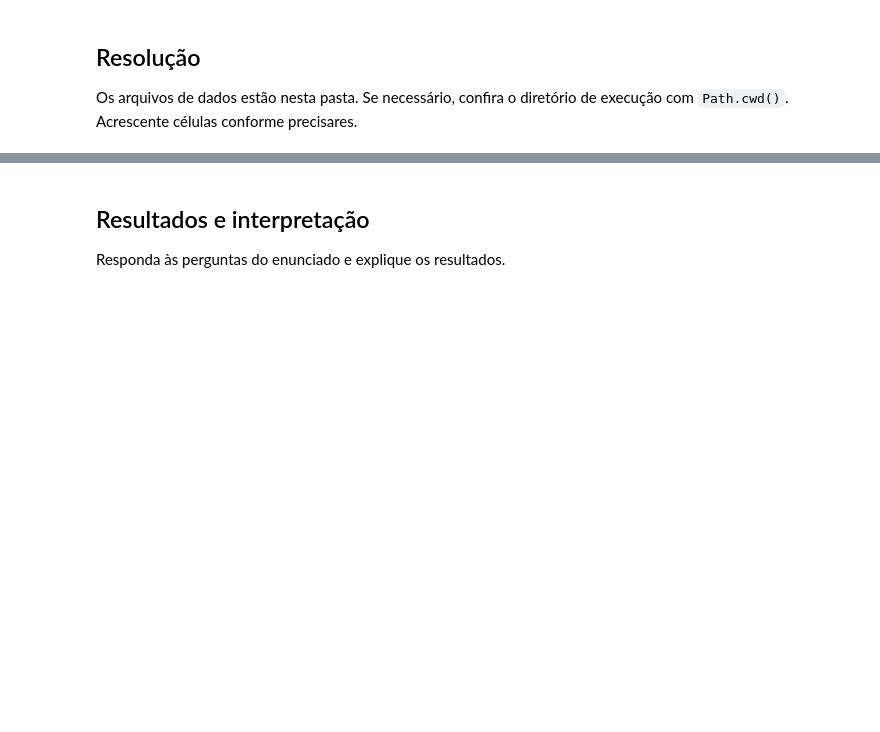
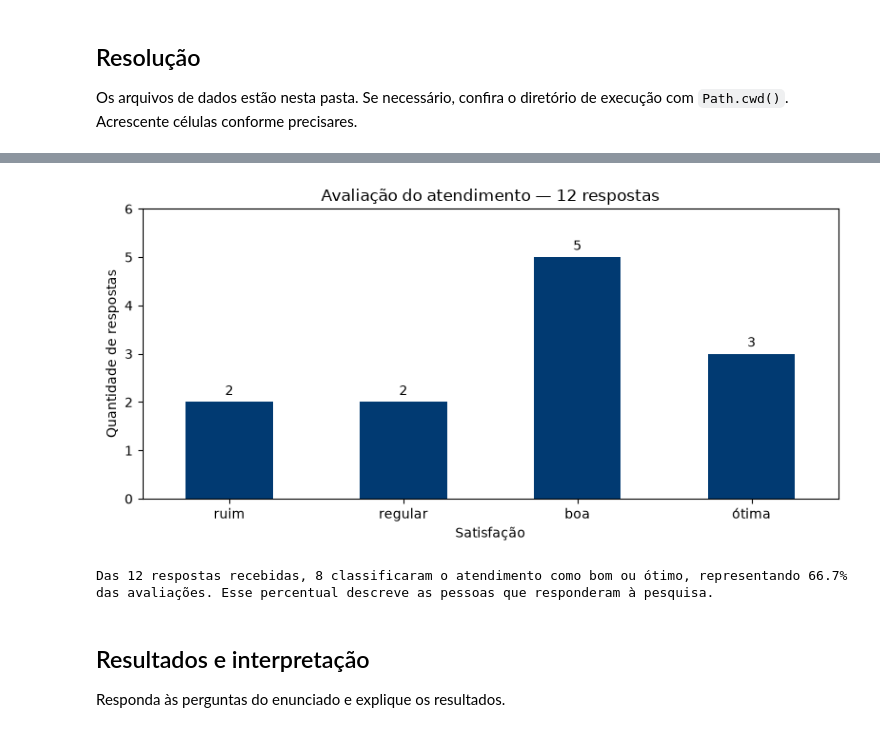
Before and after one commit to MiguelFreire-bit/56-dias-de-python-para-ciencia-de-dados, a Jupyter notebook: Planner_56_dias/dia_02/respostas.ipynb, the cells around one changed output, grey strips where cells are left out. Saved outputs shown, nothing was run; the diff lists cells and outputs as text; code cells hidden in the pictures; blank space fills up the shorter version.

Commit message:
Reescrita do enunciado do dia 2 + resposta

```diff
--- a/Planner_56_dias/dia_02/respostas.ipynb
+++ b/Planner_56_dias/dia_02/respostas.ipynb
@@ -42,3 +83,7 @@ Explique como pretende abordar o problema.
 ## Resolução
 
 Os arquivos de dados estão nesta pasta. Se necessário, confira o diretório de execução com `Path.cwd()`. Acrescente células conforme precisares.
+# %%
+import pandas as pd
+respostas = pd.read_csv('respostas.csv')
+respostas
@@ -45,3 +158,49 @@ Os arquivos de dados estão nesta pasta. Se necessário, confira o diretório de
+# %%
+# ■■■ 3. Visualização das contagens por categoria
+
+ax = FQ_dataframe.plot.bar(
+    x='resposta',
+    y='absoluta',
+    color='#013A72',
+    figsize=(8, 4),
+    rot=0,
+    legend=False
+)
+
+# ====== Título, eixos e rótulos
+ax.set_title(f'Avaliação do atendimento — {total} respostas')
+ax.set_xlabel('Satisfação')
+ax.set_ylabel('Quantidade de respostas')
+ax.bar_label(ax.containers[0], padding=3)
+
+# ====== Escala de contagens
+maximo = int(FQ_dataframe['absoluta'].max())
+ax.set_yticks(range(maximo + 2))
+ax.set_ylim(0, maximo + 1)
+
+plt.tight_layout()
+plt.show()
+# %% [output]
+[figure, added]
+# %%
+# ■■■ 4. Proporção de avaliações boas ou ótimas
+
+avaliacoes_positivas = FQ_dataframe.loc[
+    FQ_dataframe['resposta'].isin(['boa', 'ótima']),
+    'absoluta'
+].sum()
+
+proporcao_positiva = avaliacoes_positivas / total
+
+# ====== Parágrafo para apresentar à equipe
+print(
+    f'Das {total} respostas recebidas, {avaliacoes_positivas} '
+    f'classificaram o atendimento como bom ou ótimo, '
+    f'representando {proporcao_positiva:.1%} das avaliações. '
+    'Esse percentual descreve as pessoas que responderam à pesquisa.'
+)
+# %% [output]
+Das 12 respostas recebidas, 8 classificaram o atendimento como bom ou ótimo, representando 66.7% das avaliações. Esse percentual descreve as pessoas que responderam à pesquisa.
 # %% [markdown]
 ## Resultados e interpretação
 
```
Also changed, not shown: parts of 5 cells of this notebook.
